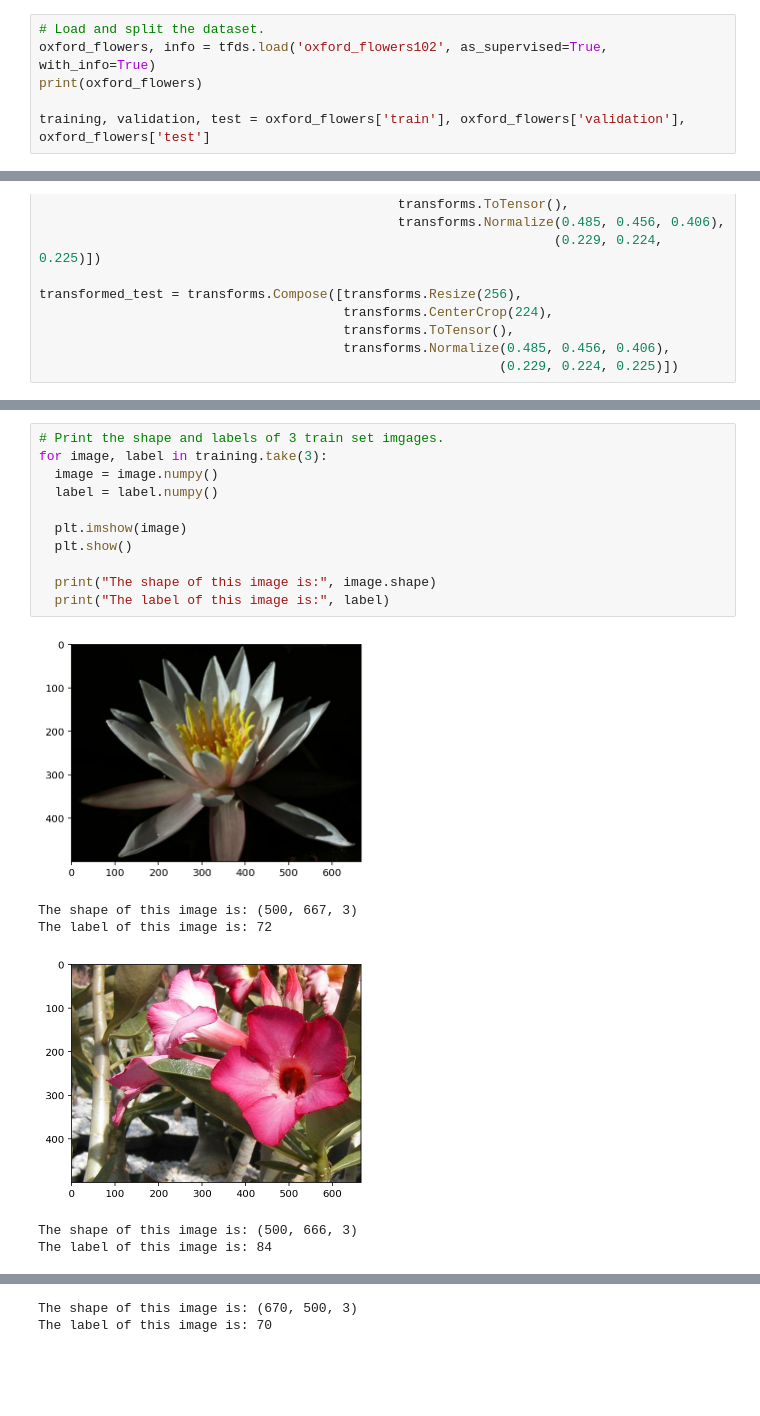
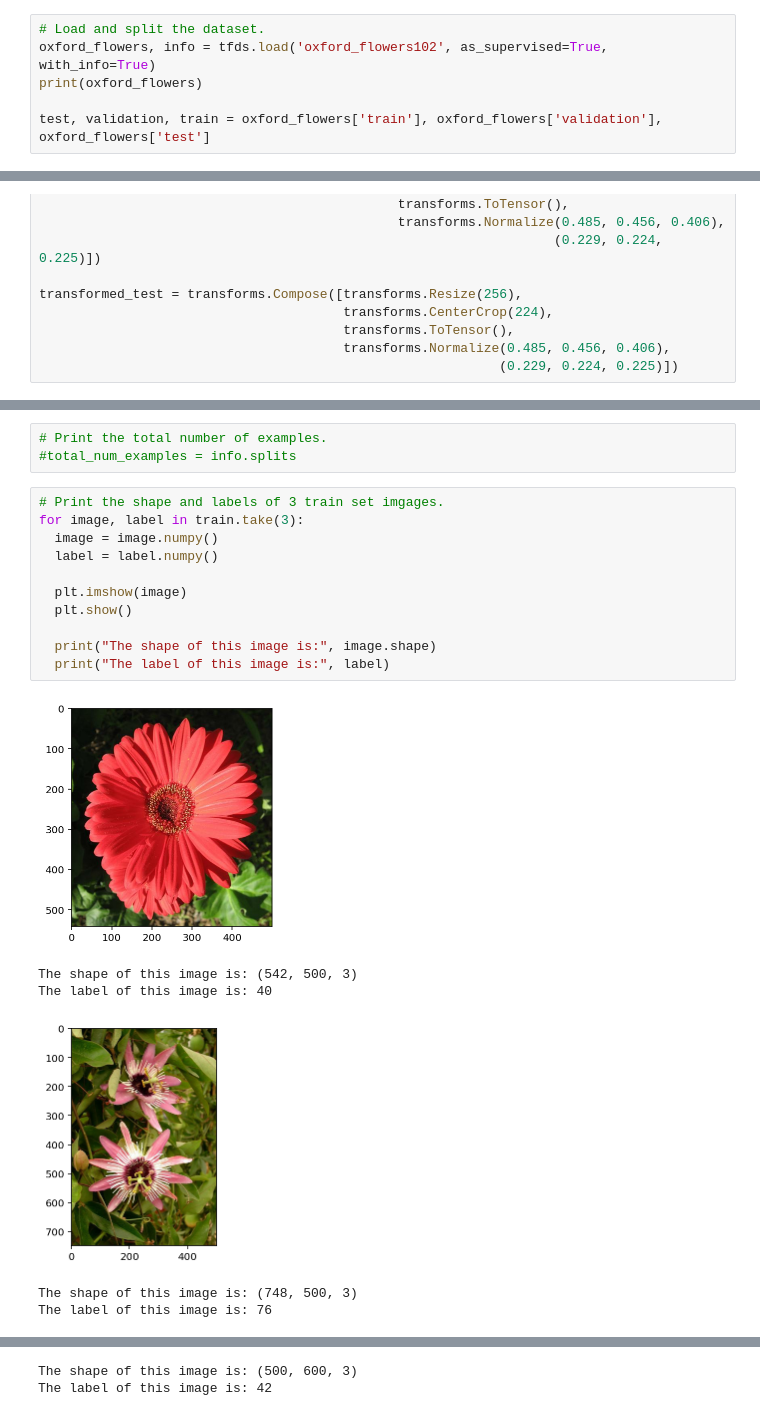
Before and after one commit to paulgureghian/Python_Notebooks, a Jupyter notebook: TensorFlow/Image_Classifier_Project/image_classifier1.ipynb, the cells around one changed output, grey strips where cells are left out. Cells and saved outputs as stored; diff of their text form; blank space fills up the shorter version.

```diff
--- a/TensorFlow/Image_Classifier_Project/image_classifier1.ipynb
+++ b/TensorFlow/Image_Classifier_Project/image_classifier1.ipynb
@@ -54,5 +63,5 @@ tfds.disable_progress_bar()
 oxford_flowers, info = tfds.load('oxford_flowers102', as_supervised=True, with_info=True)
 print(oxford_flowers)
 
-training, validation, test = oxford_flowers['train'], oxford_flowers['validation'], oxford_flowers['test']
+test, validation, train = oxford_flowers['train'], oxford_flowers['validation'], oxford_flowers['test']
 # %% [output]
@@ -121,18 +139,21 @@ Number of classes in dataset: 3
+# %%
+# Print the total number of examples.
+#total_num_examples = info.splits
 # %%
 # Print the shape and labels of 3 train set imgages.
-for image, label in training.take(3):
+for image, label in train.take(3):
   image = image.numpy()
   label = label.numpy()
 
   plt.imshow(image)
   plt.show()
 
   print("The shape of this image is:", image.shape)
   print("The label of this image is:", label)
 # %% [output]
-[figure, old version]
+[figure, new version]
-The shape of this image is: (500, 667, 3)
-The label of this image is: 72
+The shape of this image is: (542, 500, 3)
+The label of this image is: 40
-[figure, old version]
+[figure, new version]
-The shape of this image is: (500, 666, 3)
-The label of this image is: 84
+The shape of this image is: (748, 500, 3)
+The label of this image is: 76
@@ -140,4 +161,4 @@ The label of this image is: 84
-The shape of this image is: (670, 500, 3)
-The label of this image is: 70
+The shape of this image is: (500, 600, 3)
+The label of this image is: 42
 # %%
 # Plot 1 image from train set and set the title as the image label.
```
Also changed, not shown: parts of 12 cells of this notebook.
